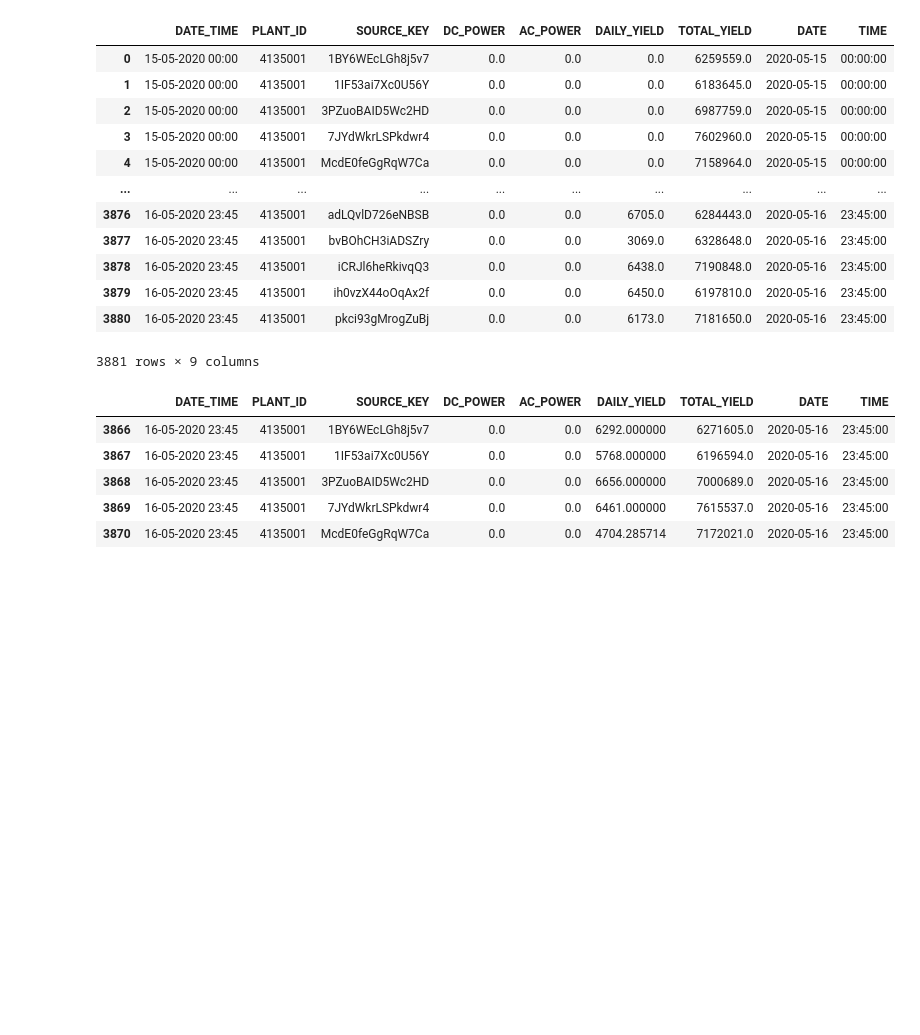
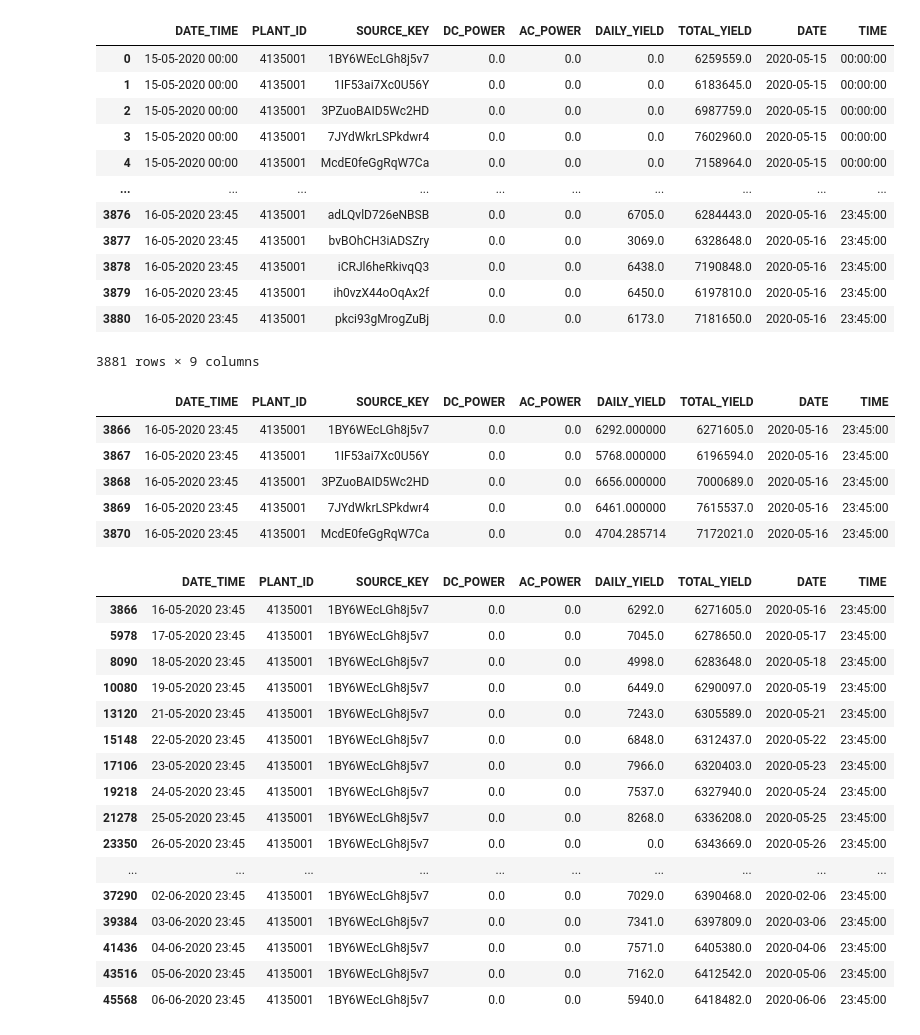
Before and after one commit to A-Wadhwani/ME597-Project, a Jupyter notebook: Solar_Power_data_cleaning.ipynb, the cells around one changed output. Drawn from its saved outputs; the diff is of its cells as text; code cells hidden in the pictures; blank space fills up the shorter version.

```diff
--- a/Solar_Power_data_cleaning.ipynb
+++ b/Solar_Power_data_cleaning.ipynb
@@ -6,7 +6,7 @@ import pandas as pd
 import matplotlib.pyplot as plt
 import datetime
 # %%
-data = pd.read_csv('Datasets/Solar Power/Plant_1_Generation_Data.csv')
+data = pd.read_csv('/content/Plant_1_Generation_Data.csv')
 data=pd.DataFrame(data)
 data.head(20)
 # %% [output]
@@ -67,3 +67,29 @@ data2.head()
 | 3868 | 16-05-2020 23:45 | 4135001 | 3PZuoBAID5Wc2HD | 0.0 | 0.0 | 6656.000000 | 7000689.0 | 2020-05-16 | 23:45:00 |
 | 3869 | 16-05-2020 23:45 | 4135001 | 7JYdWkrLSPkdwr4 | 0.0 | 0.0 | 6461.000000 | 7615537.0 | 2020-05-16 | 23:45:00 |
 | 3870 | 16-05-2020 23:45 | 4135001 | McdE0feGgRqW7Ca | 0.0 | 0.0 | 4704.285714 | 7172021.0 | 2020-05-16 | 23:45:00 |
+# %%
+inv_list = ["1BY6WEcLGh8j5v7" , "1IF53ai7Xc0U56Y" , "3PZuoBAID5Wc2HD" , "7JYdWkrLSPkdwr4" , "McdE0feGgRqW7Ca" , "VHMLBKoKgIrUVDU" , "WRmjgnKYAwPKWDb" , "ZnxXDlPa8U1GXgE" , "ZoEaEvLYb1n2sOq" , "adLQvlD726eNBSB" , "bvBOhCH3iADSZry" , "iCRJl6heRkivqQ3" , "ih0vzX44oOqAx2f" , "pkci93gMrogZuBj" , "rGa61gmuvPhdLxV" , "sjndEbLyjtCKgGv" , "uHbuxQJl8lW7ozc" , "wCURE6d3bPkepu2" , "z9Y9gH1T5YWrNuG" , "zBIq5rxdHJRwDNY" , "zVJPv84UY57bAof"]
+
+inv_data = data2.groupby(['SOURCE_KEY'])
+Data3 = inv_data.get_group('1BY6WEcLGh8j5v7')
+
+for i in inv_list
+Data3.head(20)
+# %% [output]
+|  | DATE_TIME | PLANT_ID | SOURCE_KEY | DC_POWER | AC_POWER | DAILY_YIELD | TOTAL_YIELD | DATE | TIME |
+| 3866 | 16-05-2020 23:45 | 4135001 | 1BY6WEcLGh8j5v7 | 0.0 | 0.0 | 6292.0 | 6271605.0 | 2020-05-16 | 23:45:00 |
+| 5978 | 17-05-2020 23:45 | 4135001 | 1BY6WEcLGh8j5v7 | 0.0 | 0.0 | 7045.0 | 6278650.0 | 2020-05-17 | 23:45:00 |
+| 8090 | 18-05-2020 23:45 | 4135001 | 1BY6WEcLGh8j5v7 | 0.0 | 0.0 | 4998.0 | 6283648.0 | 2020-05-18 | 23:45:00 |
+| 10080 | 19-05-2020 23:45 | 4135001 | 1BY6WEcLGh8j5v7 | 0.0 | 0.0 | 6449.0 | 6290097.0 | 2020-05-19 | 23:45:00 |
+| 13120 | 21-05-2020 23:45 | 4135001 | 1BY6WEcLGh8j5v7 | 0.0 | 0.0 | 7243.0 | 6305589.0 | 2020-05-21 | 23:45:00 |
+| 15148 | 22-05-2020 23:45 | 4135001 | 1BY6WEcLGh8j5v7 | 0.0 | 0.0 | 6848.0 | 6312437.0 | 2020-05-22 | 23:45:00 |
+| 17106 | 23-05-2020 23:45 | 4135001 | 1BY6WEcLGh8j5v7 | 0.0 | 0.0 | 7966.0 | 6320403.0 | 2020-05-23 | 23:45:00 |
+| 19218 | 24-05-2020 23:45 | 4135001 | 1BY6WEcLGh8j5v7 | 0.0 | 0.0 | 7537.0 | 6327940.0 | 2020-05-24 | 23:45:00 |
+| 21278 | 25-05-2020 23:45 | 4135001 | 1BY6WEcLGh8j5v7 | 0.0 | 0.0 | 8268.0 | 6336208.0 | 2020-05-25 | 23:45:00 |
+| 23350 | 26-05-2020 23:45 | 4135001 | 1BY6WEcLGh8j5v7 | 0.0 | 0.0 | 0.0 | 6343669.0 | 2020-05-26 | 23:45:00 |
+| ... | ... | ... | ... | ... | ... | ... | ... | ... | ... |
+| 37290 | 02-06-2020 23:45 | 4135001 | 1BY6WEcLGh8j5v7 | 0.0 | 0.0 | 7029.0 | 6390468.0 | 2020-02-06 | 23:45:00 |
+| 39384 | 03-06-2020 23:45 | 4135001 | 1BY6WEcLGh8j5v7 | 0.0 | 0.0 | 7341.0 | 6397809.0 | 2020-03-06 | 23:45:00 |
+| 41436 | 04-06-2020 23:45 | 4135001 | 1BY6WEcLGh8j5v7 | 0.0 | 0.0 | 7571.0 | 6405380.0 | 2020-04-06 | 23:45:00 |
+| 43516 | 05-06-2020 23:45 | 4135001 | 1BY6WEcLGh8j5v7 | 0.0 | 0.0 | 7162.0 | 6412542.0 | 2020-05-06 | 23:45:00 |
+| 45568 | 06-06-2020 23:45 | 4135001 | 1BY6WEcLGh8j5v7 | 0.0 | 0.0 | 5940.0 | 6418482.0 | 2020-06-06 | 23:45:00 |
```
Also changed, not shown: parts of 1 cell of this notebook.
